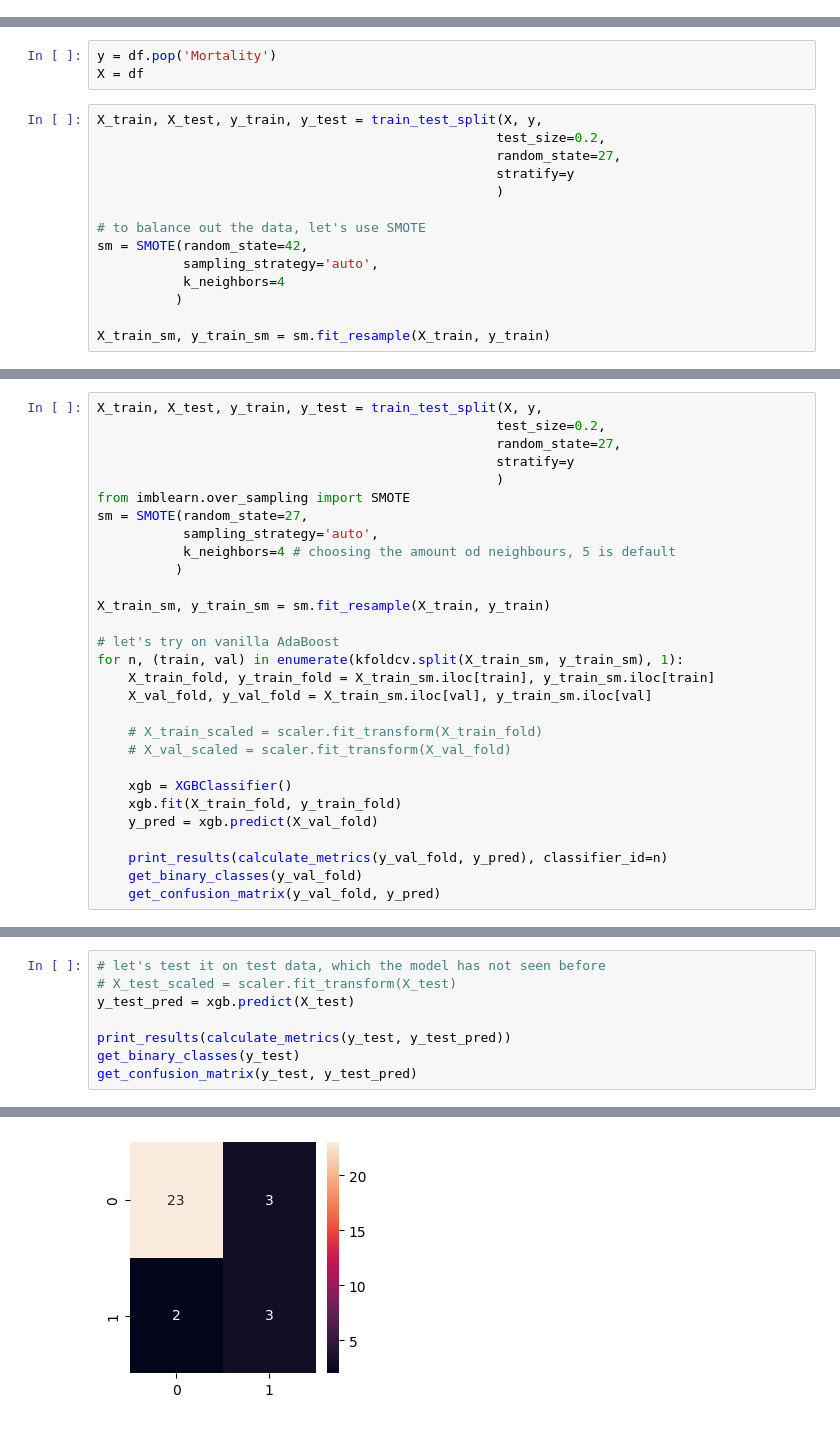
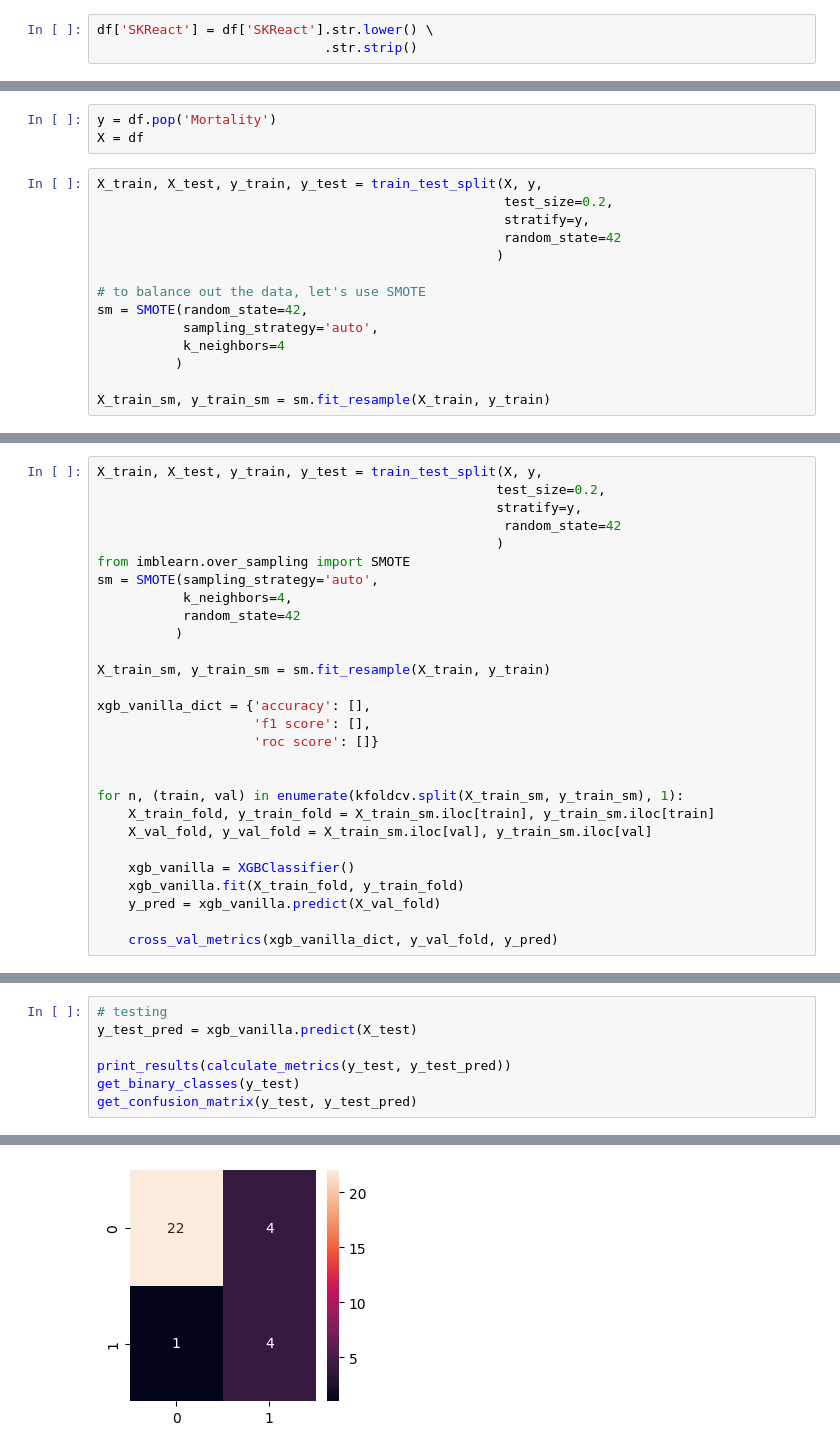
Before and after one commit to miladziekanowska/heart-failure-classification, a Jupyter notebook: Heart_failure_EDA_Modeling.ipynb, the cells around one changed output, grey strips where cells are left out. Drawn from its saved outputs; the diff is of its cells as text.

```diff
--- a/Heart_failure_EDA_Modeling.ipynb
+++ b/Heart_failure_EDA_Modeling.ipynb
@@ -172,6 +180,9 @@ df['CO'].replace('', 'none', inplace=True)
 # %%
 # others column is also messy and requires clean up
 df['Others'] = df['Others'].replace(r',\s*|,', ', ', regex=True)
+# %%
+df['SKReact'] = df['SKReact'].str.lower() \
+                             .str.strip()
 # %% [markdown]
 When it comes to `Diagnosis`, I do not understand a letter in here.
 At work, I would ask someone with medical background to group these. Since I am doing this alone, I asked ChatGPT to group these and it distinuished a 5 types:
@@ -428,9 +463,9 @@ y = df.pop('Mortality')
 X = df
 # %%
 X_train, X_test, y_train, y_test = train_test_split(X, y,
-                                                   test_size=0.2,
-                                                   random_state=27,
-                                                   stratify=y
+                                                    test_size=0.2,
+                                                    stratify=y,
+                                                    random_state=42
                                                    )
 
 # to balance out the data, let's use SMOTE
@@ -738,30 +705,29 @@ Adaboost did well, but I want to try XGBoost as well.
 # %%
 X_train, X_test, y_train, y_test = train_test_split(X, y,
                                                    test_size=0.2,
-                                                   random_state=27,
-                                                   stratify=y
+                                                   stratify=y,
+                                                    random_state=42
                                                    )
 from imblearn.over_sampling import SMOTE
-sm = SMOTE(random_state=27,
-           sampling_strategy='auto',
-           k_neighbors=4 # choosing the amount od neighbours, 5 is default
+sm = SMOTE(sampling_strategy='auto',
+           k_neighbors=4,
+           random_state=42
           )
 
 X_train_sm, y_train_sm = sm.fit_resample(X_train, y_train)
 
-# let's try on vanilla AdaBoost
+xgb_vanilla_dict = {'accuracy': [],
+                    'f1 score': [],
+                    'roc score': []}
+
+
 for n, (train, val) in enumerate(kfoldcv.split(X_train_sm, y_train_sm), 1):
     X_train_fold, y_train_fold = X_train_sm.iloc[train], y_train_sm.iloc[train]
     X_val_fold, y_val_fold = X_train_sm.iloc[val], y_train_sm.iloc[val]
 
-    # X_train_scaled = scaler.fit_transform(X_train_fold)
-    # X_val_scaled = scaler.fit_transform(X_val_fold)
+    xgb_vanilla = XGBClassifier()
+    xgb_vanilla.fit(X_train_fold, y_train_fold)
+    y_pred = xgb_vanilla.predict(X_val_fold)
 
-    xgb = XGBClassifier()
-    xgb.fit(X_train_fold, y_train_fold)
-    y_pred = xgb.predict(X_val_fold)
-
-    print_results(calculate_metrics(y_val_fold, y_pred), classifier_id=n)
-    get_binary_classes(y_val_fold)
-    get_confusion_matrix(y_val_fold, y_pred)
+    cross_val_metrics(xgb_vanilla_dict, y_val_fold, y_pred)
 # %% [output]
@@ -818,7 +739,6 @@ Quantities are 21 for 0, 19 for 1
 # %%
-# let's test it on test data, which the model has not seen before
-# X_test_scaled = scaler.fit_transform(X_test)
-y_test_pred = xgb.predict(X_test)
+# testing
+y_test_pred = xgb_vanilla.predict(X_test)
 
 print_results(calculate_metrics(y_test, y_test_pred))
 get_binary_classes(y_test)
@@ -834,3 +752,3 @@ Results for classifier
   Mislabeled 5 out of 31
 Quantities are 26 for 0, 5 for 1
-[figure, old version]
+[figure, new version]
```
Also changed, not shown: parts of 44 cells of this notebook, 8 other files.
